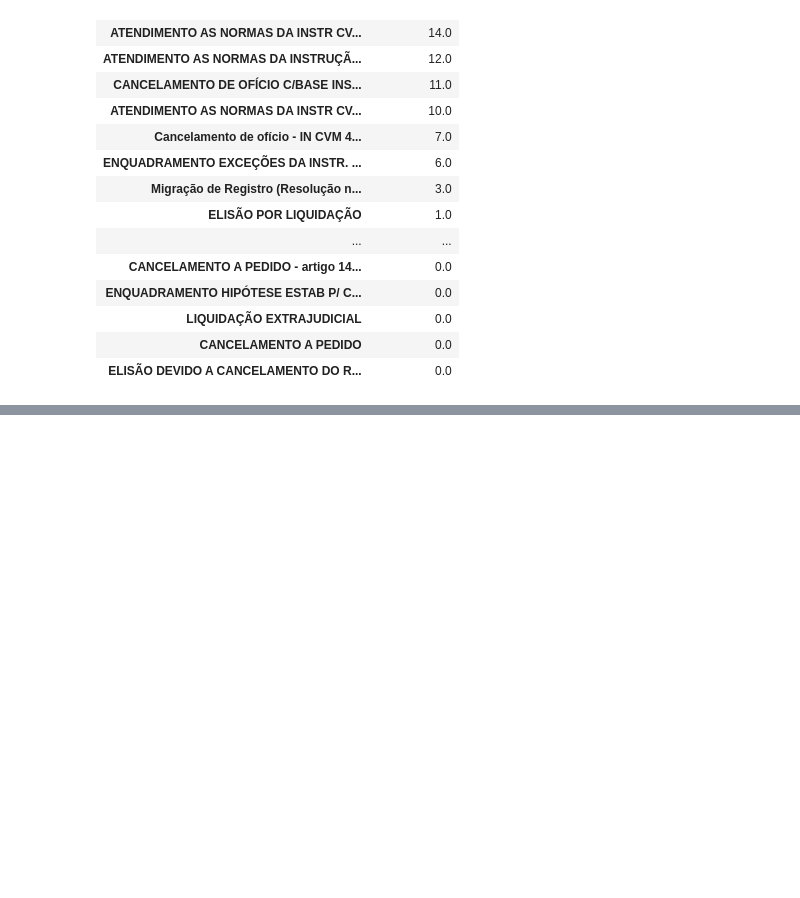
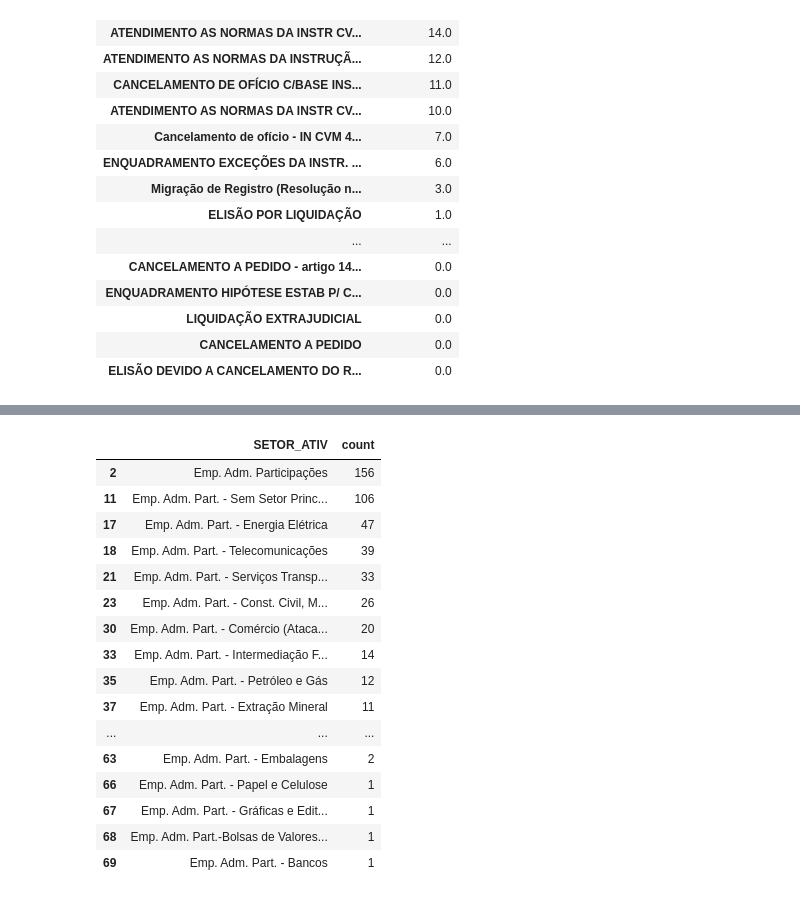
Before and after one commit to Wolfgang-Amadeus-Mozart/Projetos_ciencia_de_dados, a Jupyter notebook: Dados CVM/Analise_dados_cadastrais_cvm.ipynb, the cells around one changed output, grey strips where cells are left out. Cells and saved outputs as stored; diff of their text form; code cells hidden in the pictures; blank space fills up the shorter version.

```diff
--- a/Dados CVM/Analise_dados_cadastrais_cvm.ipynb
+++ b/Dados CVM/Analise_dados_cadastrais_cvm.ipynb
@@ -202,0 +270,9 @@ np.round(
+# %%
+#Ao identificar um certo padrao de forma visual, onde a muitos valores que começam com Emp, decidi verificar quais sao todos os valores que possuem
+# esse padrao
+
+serie = pd.Series(df['SETOR_ATIV'].unique())
+select = serie.str.startswith('Emp')
+serie[select]
+
+#Obtive um error informando que existe valores NaN na selecao, algo que nao havia verificado visualmente
@@ -202,0 +293,10 @@ np.round(
+# %%
+#Após a descoberta do valor NaN, feito a correta seleção
+serie2 = serie[serie.isna() == False]
+select2 = serie2.str.startswith('Emp') #Filtrando as observações que começam com 'EMP' e armazenando essa selecação
+setores_emp = serie2[select2].reset_index().drop(columns=['index']).rename(
+            columns = {0:'Valor que começam com `Emp`'}
+        )
+setores_emp
+
+# se identifica 31 observações que começam com 'Emp'
@@ -202,0 +337,25 @@ np.round(
+# %%
+#Aproveitando as informações de um setor anterior, onde eu verificar todas as observações que começão com EMP
+#Realize a mesma contagem utilizando essa informação
+
+contagem = pd.DataFrame(df[['SETOR_ATIV']].value_counts())
+contagem = contagem.reset_index()
+contagem[contagem['SETOR_ATIV'].isin(list(setores_emp.iloc[:, 0]))]
+# %% [output]
+|  | SETOR_ATIV | count |
+| 2 | Emp. Adm. Participações | 156 |
+| 11 | Emp. Adm. Part. - Sem Setor Princ... | 106 |
+| 17 | Emp. Adm. Part. - Energia Elétrica | 47 |
+| 18 | Emp. Adm. Part. - Telecomunicações | 39 |
+| 21 | Emp. Adm. Part. - Serviços Transp... | 33 |
+| 23 | Emp. Adm. Part. - Const. Civil, M... | 26 |
+| 30 | Emp. Adm. Part. - Comércio (Ataca... | 20 |
+| 33 | Emp. Adm. Part. - Intermediação F... | 14 |
+| 35 | Emp. Adm. Part. - Petróleo e Gás | 12 |
+| 37 | Emp. Adm. Part. - Extração Mineral | 11 |
+| ... | ... | ... |
+| 63 | Emp. Adm. Part. - Embalagens | 2 |
+| 66 | Emp. Adm. Part. - Papel e Celulose | 1 |
+| 67 | Emp. Adm. Part. - Gráficas e Edit... | 1 |
+| 68 | Emp. Adm. Part.-Bolsas de Valores... | 1 |
+| 69 | Emp. Adm. Part. - Bancos | 1 |
```
Also changed, not shown: parts of 10 cells of this notebook.
